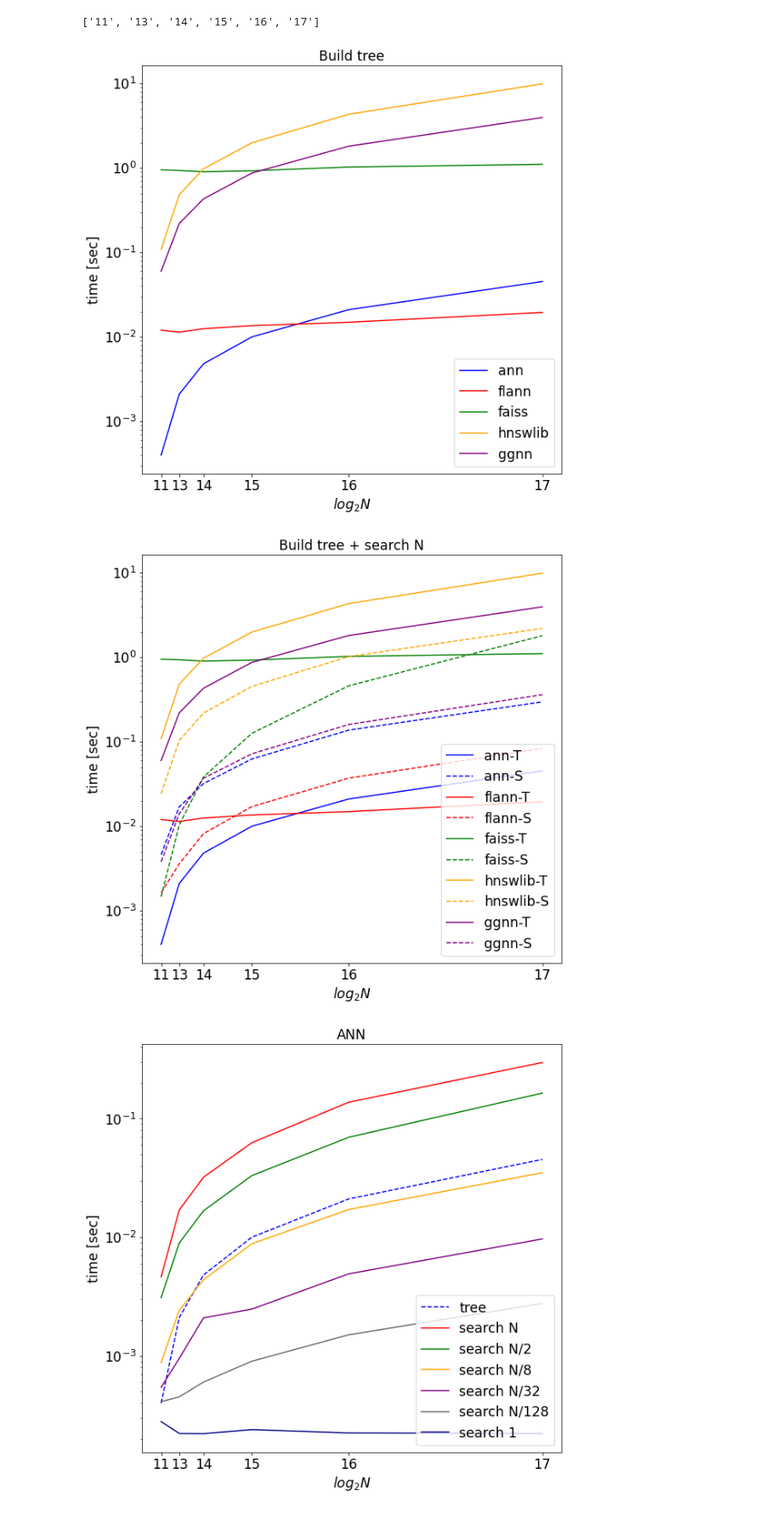
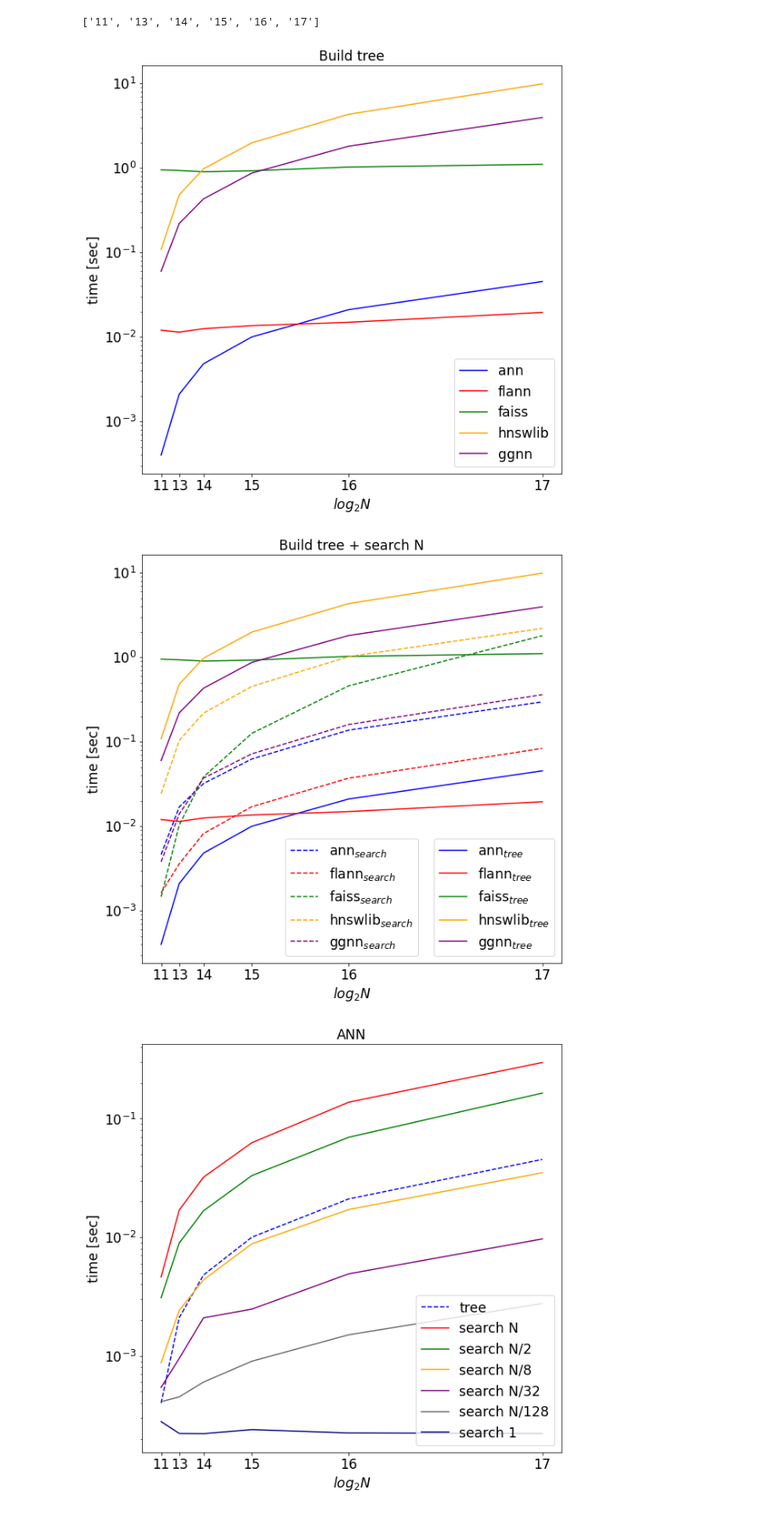
Before and after one commit to mattiamencagli/my-python-plots, a Jupyter notebook: benchmark.ipynb, the cells around one changed output. Shown: that part at 85% size. Cells and saved outputs as stored; diff of their text form; code cells hidden in the pictures.

```diff
--- a/benchmark.ipynb
+++ b/benchmark.ipynb
@@ -36,39 +36,45 @@ lab
 # %%
 plot = plt.semilogy
 _ = plt.figure(0,figsize=[n*4.8,n*4.8])
 _ = plot(ann[:,0],     ann[:,1],     color=col[0], label='ann')
 _ = plot(flann[:,0],   flann[:,1],   color=col[1], label='flann')
 _ = plot(faiss[:,0],   faiss[:,1],   color=col[2], label='faiss')
 _ = plot(hnswlib[:,0], hnswlib[:,1], color=col[3], label='hnswlib')
 _ = plot(ggnn[:,0],    ggnn[:,1],    color=col[4], label='ggnn')
 _ = plt.xlabel(r'$log_2 N$', fontsize=fs)
 _ = plt.ylabel('time [sec]', fontsize=fs)
 _ = plt.xticks(ticks=ann[:,0],labels=lab,fontsize=fs)
 _ = plt.yticks(fontsize=fs)
 _ = plt.legend(fontsize=fs)
 _ = plt.title('Build tree',fontsize=fs)
 
+search = r'$_{search}$'
+tree = r'$_{tree}$'
 ls = "--"
 _ = plt.figure(1,figsize=[n*4.8,n*4.8])
-_ = plot(ann[:,0],     ann[:,1],     color=col[0], label='ann-T')
-_ = plot(ann[:,0],     ann[:,2],     color=col[0], linestyle=ls, label='ann-S')
-_ = plot(flann[:,0],   flann[:,1],   color=col[1], label='flann-T')
-_ = plot(flann[:,0],   flann[:,2],   color=col[1], linestyle=ls, label='flann-S')
-_ = plot(faiss[:,0],   faiss[:,1],   color=col[2], label='faiss-T')
-_ = plot(faiss[:,0],   faiss[:,2],   color=col[2], linestyle=ls, label='faiss-S')
-_ = plot(hnswlib[:,0], hnswlib[:,1], color=col[3], label='hnswlib-T')
-_ = plot(hnswlib[:,0], hnswlib[:,2], color=col[3], linestyle=ls, label='hnswlib-S')
-_ = plot(ggnn[:,0],    ggnn[:,1],    color=col[4], label='ggnn-T')
-_ = plot(ggnn[:,0],    ggnn[:,2],    color=col[4], linestyle=ls, label='ggnn-S')
+T1, = plot(ann[:,0],     ann[:,1],     color=col[0], label='ann'+tree)
+S1, = plot(ann[:,0],     ann[:,2],     color=col[0], linestyle=ls)#, label='ann-S')
+T2, = plot(flann[:,0],   flann[:,1],   color=col[1], label='flann'+tree)
+S2, = plot(flann[:,0],   flann[:,2],   color=col[1], linestyle=ls)#, label='flann-S')
+T3, = plot(faiss[:,0],   faiss[:,1],   color=col[2], label='faiss'+tree)
+S3, = plot(faiss[:,0],   faiss[:,2],   color=col[2], linestyle=ls)#, label='faiss-S')
+T4, = plot(hnswlib[:,0], hnswlib[:,1], color=col[3], label='hnswlib'+tree)
+S4, = plot(hnswlib[:,0], hnswlib[:,2], color=col[3], linestyle=ls)#, label='hnswlib-S')
+T5, = plot(ggnn[:,0],    ggnn[:,1],    color=col[4], label='ggnn'+tree)
+S5, = plot(ggnn[:,0],    ggnn[:,2],    color=col[4], linestyle=ls)#, label='ggnn-S')
 _ = plt.xlabel(r'$log_2 N$', fontsize=fs)
 _ = plt.ylabel('time [sec]', fontsize=fs)
 _ = plt.xticks(ticks=ann[:,0],labels=lab,fontsize=fs)
 _ = plt.yticks(fontsize=fs)
+legend1 = plt.legend([S1,S2,S3,S4,S5], ["ann"+search, "flann"+search, "faiss"+search, "hnswlib"+search, "ggnn"+search],loc=8, fontsize=fs)
+# legend2 = plt.legend([T1,T2,T3,T4,T5], ["ann-T", "flann-T", "faiss-T", "hnswlib-T", "ggnn-T"])
 _ = plt.legend(fontsize=fs)
+_ = plt.gca().add_artist(legend1)
+# _ = plt.gca().add_artist(legend2)
 _ = plt.title('Build tree + search N',fontsize=fs)
 # %% [output]
 [figure]
-[figure, old version]
+[figure, new version]
 # %%
 def plot_a_code(arr, title, ls, n, col, lab, fs, idx, plot=plt.semilogy):
     _ = plt.figure(idx,figsize=[n*4.8,n*4.8])
```
